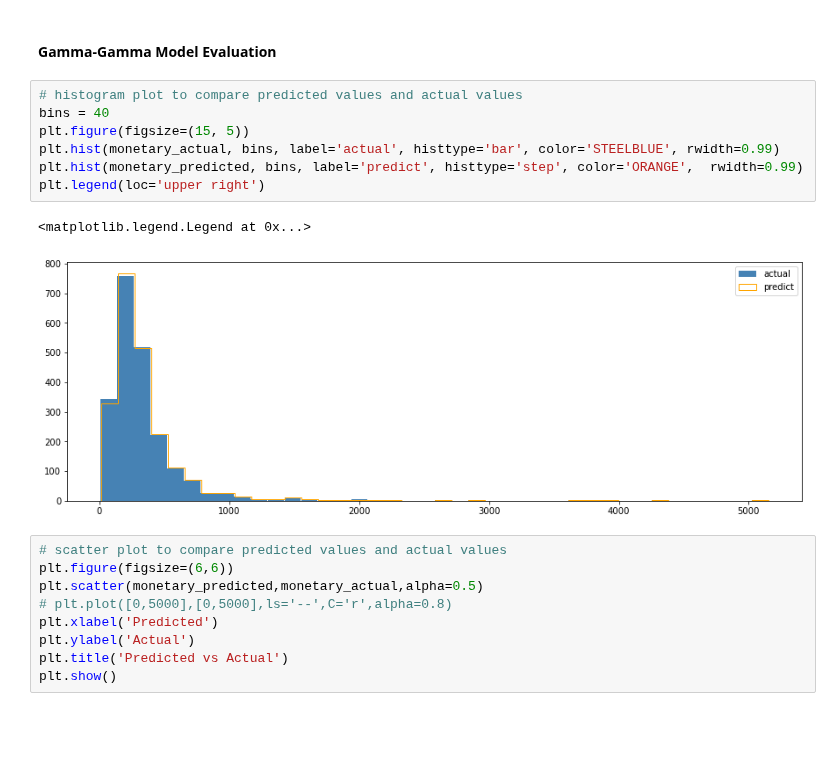
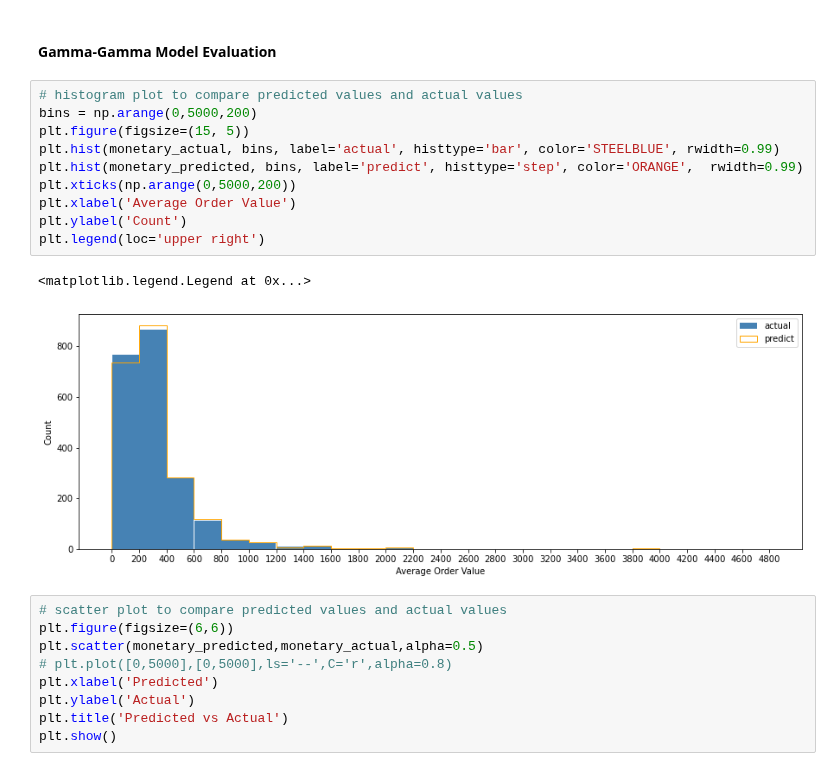
Before and after one commit to amythemirror/Customer_Lifetime_Value_Prediction, a Jupyter notebook: Modeling - Regression Model.ipynb, the cells around one changed output. Cells and saved outputs as stored; diff of their text form; blank space fills up the shorter version.

```diff
--- a/Modeling - Regression Model.ipynb
+++ b/Modeling - Regression Model.ipynb
@@ -279,14 +279,17 @@ monetary_predicted = ggf.conditional_expected_average_profit(returning_cal_holdo
 #### Gamma-Gamma Model Evaluation
 # %%
 # histogram plot to compare predicted values and actual values
-bins = 40
+bins = np.arange(0,5000,200)
 plt.figure(figsize=(15, 5))
 plt.hist(monetary_actual, bins, label='actual', histtype='bar', color='STEELBLUE', rwidth=0.99)
 plt.hist(monetary_predicted, bins, label='predict', histtype='step', color='ORANGE',  rwidth=0.99)
+plt.xticks(np.arange(0,5000,200))
+plt.xlabel('Average Order Value')
+plt.ylabel('Count')
 plt.legend(loc='upper right')
 # %% [output]
 <matplotlib.legend.Legend at 0x...>
-[figure, old version]
+[figure, new version]
 # %%
 # scatter plot to compare predicted values and actual values
 plt.figure(figsize=(6,6))
```
Also changed, not shown: parts of 5 cells of this notebook.
